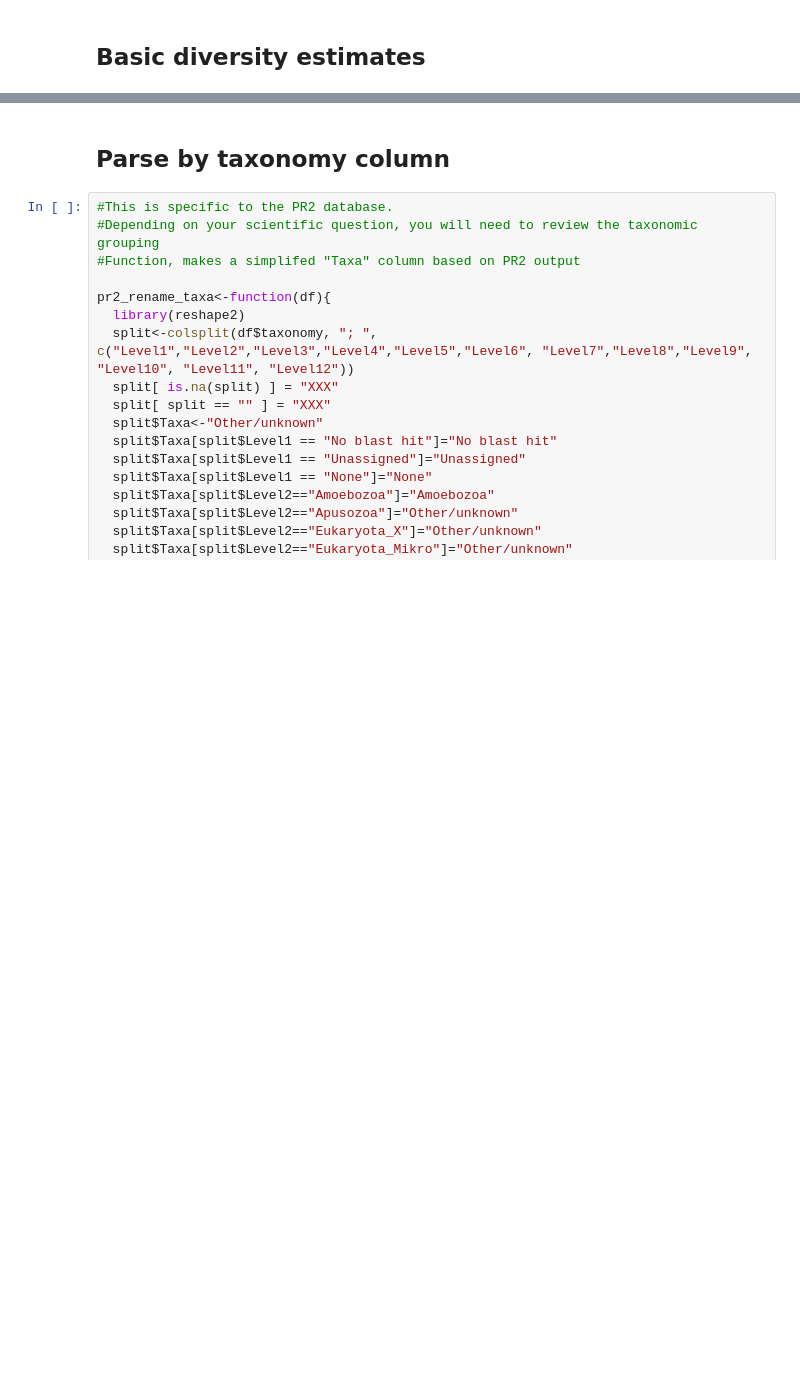
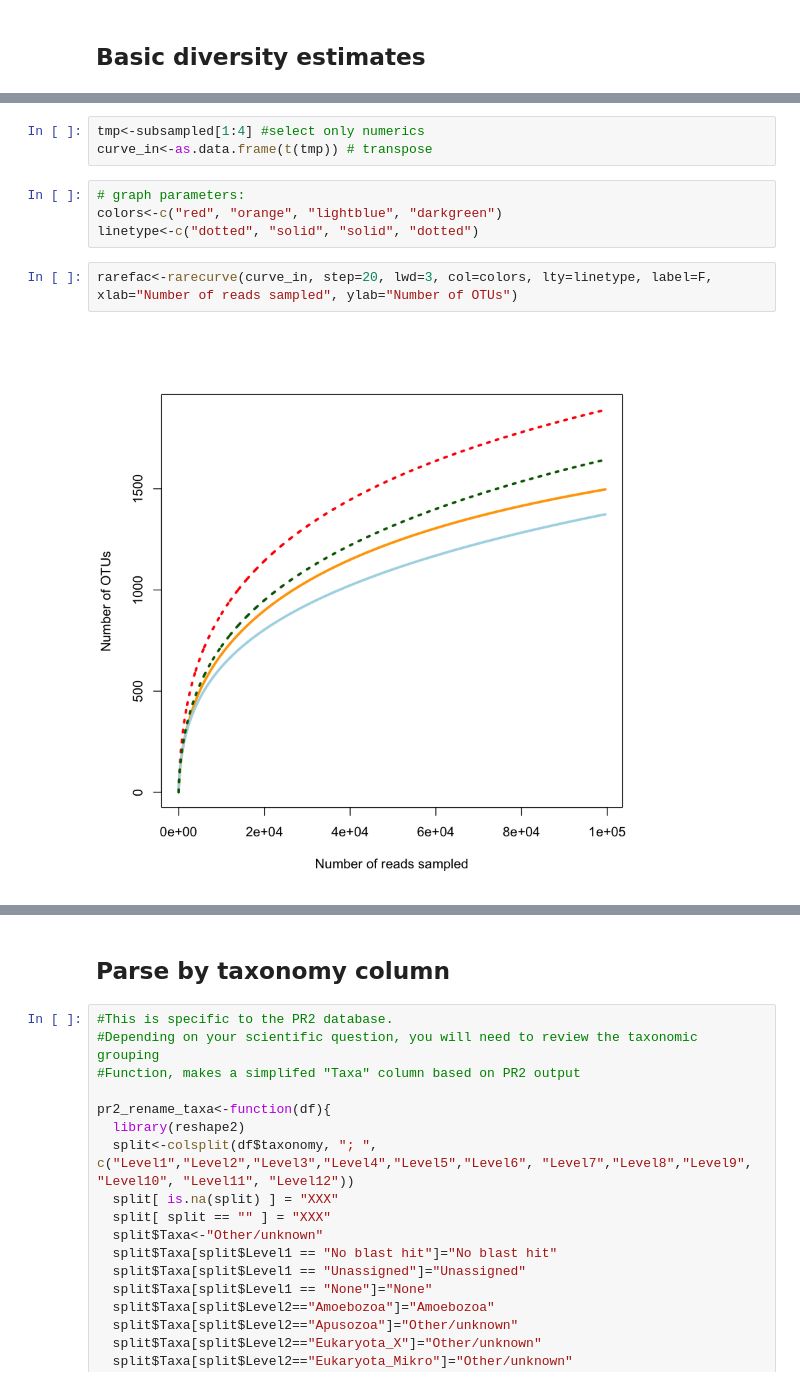
Before and after one commit to shu251/PreliminaryFigures_V4_tagseq, a Jupyter notebook: OTUtable_to_PrelimFigs_R.ipynb, the cells around one changed output, grey strips where cells are left out. Saved outputs shown, nothing was run; the diff lists cells and outputs as text; blank space fills up the shorter version.

```diff
--- a/OTUtable_to_PrelimFigs_R.ipynb
+++ b/OTUtable_to_PrelimFigs_R.ipynb
@@ -127,0 +175,11 @@ ggplot(alpha.m, aes(x=samples, y=value, fill=variable, shape=variable))+geom_poi
+# %%
+tmp<-subsampled[1:4] #select only numerics
+curve_in<-as.data.frame(t(tmp)) # transpose
+# %%
+# graph parameters:
+colors<-c("red", "orange", "lightblue", "darkgreen")
+linetype<-c("dotted", "solid", "solid", "dotted")
+# %%
+rarefac<-rarecurve(curve_in, step=20, lwd=3, col=colors, lty=linetype, label=F, xlab="Number of reads sampled", ylab="Number of OTUs")
+# %% [output]
+[figure, added]
```
Also changed, not shown: parts of 33 cells of this notebook, 2 other files.
